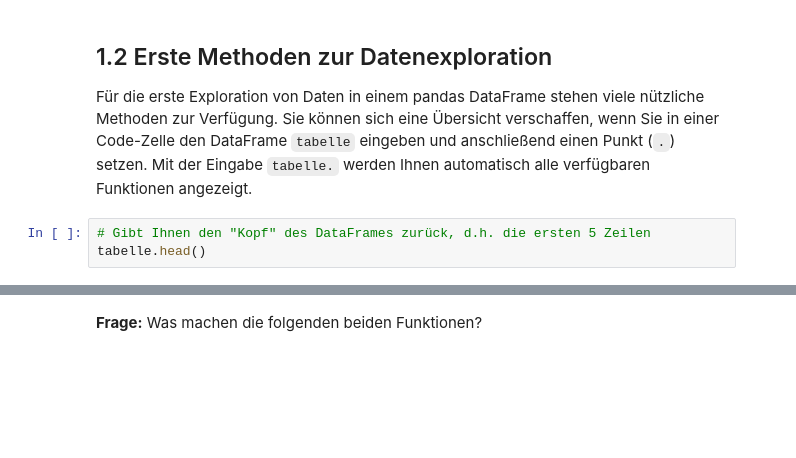
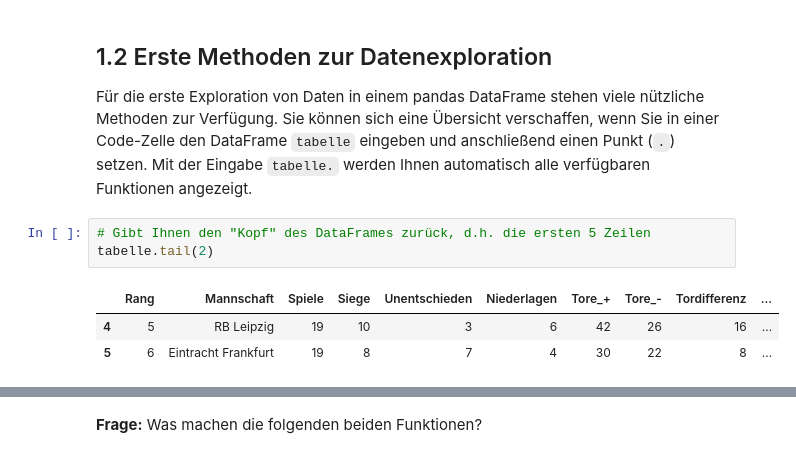
Before and after one commit to AlexKressner/Business_Intelligence, a Jupyter notebook: Pandas_Intro.ipynb, the cells around one changed output, grey strips where cells are left out. Drawn from its saved outputs; the diff is of its cells as text; blank space fills up the shorter version.

```diff
--- a/Pandas_Intro.ipynb
+++ b/Pandas_Intro.ipynb
@@ -69,7 +91,11 @@ tabelle.index
 Für die erste Exploration von Daten in einem pandas DataFrame stehen viele nützliche Methoden zur Verfügung. Sie können sich eine Übersicht verschaffen, wenn Sie in einer Code-Zelle den DataFrame `tabelle` eingeben und anschließend einen Punkt (`.`) setzen. Mit der Eingabe `tabelle.` werden Ihnen automatisch alle verfügbaren Funktionen angezeigt.
 # %%
 # Gibt Ihnen den "Kopf" des DataFrames zurück, d.h. die ersten 5 Zeilen
-tabelle.head()
+tabelle.tail(2)
+# %% [output]
+|  | Rang | Mannschaft | Spiele | Siege | Unentschieden | Niederlagen | Tore_+ | Tore_- | Tordifferenz | ... |
+| 4 | 5 | RB Leipzig | 19 | 10 | 3 | 6 | 42 | 26 | 16 | ... |
+| 5 | 6 | Eintracht Frankfurt | 19 | 8 | 7 | 4 | 30 | 22 | 8 | ... |
 # %%
 # Zeigt Ihnen Informationen zu den einzelnen Spalten
 tabelle.info()
```
Also changed, not shown: parts of 26 cells of this notebook.
